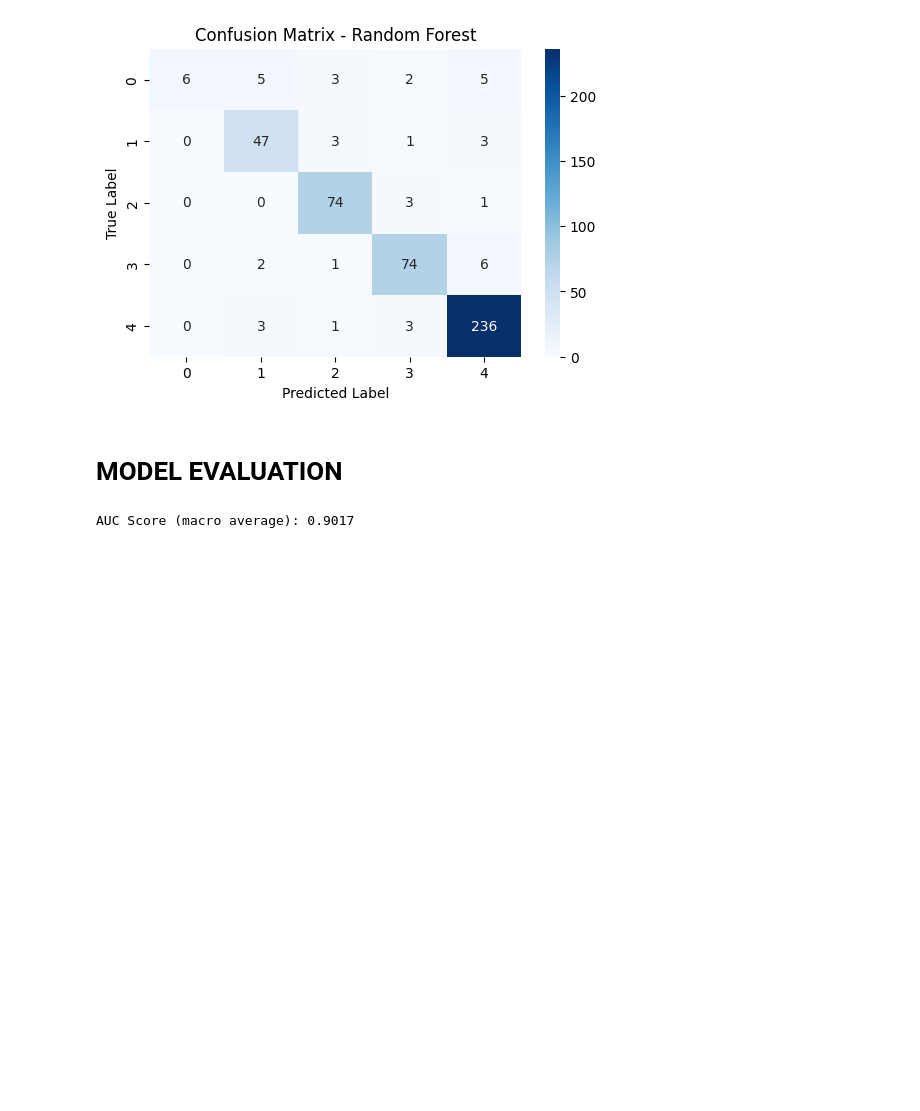
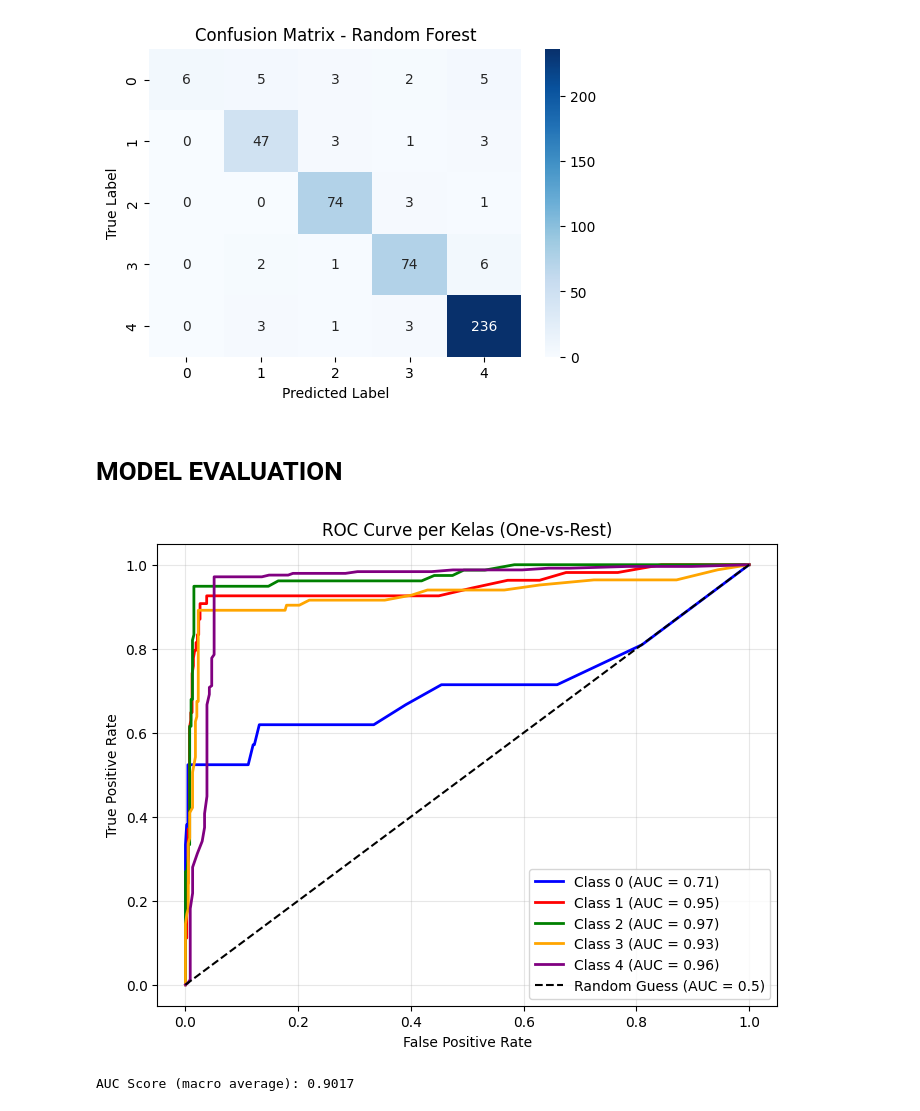
Before and after one commit to RandiBro234/Machine-Learning-Workflow-, a Jupyter notebook: Machine_Learning_Workflow.ipynb, the cells around one changed output. Cells and saved outputs as stored; diff of their text form; code cells hidden in the pictures; blank space fills up the shorter version.

```diff
--- a/Machine_Learning_Workflow.ipynb
+++ b/Machine_Learning_Workflow.ipynb
@@ -376,20 +376,47 @@ weighted avg       0.92      0.91      0.90       479
 [figure]
 # %% [markdown]
 # **MODEL EVALUATION**
-# %%
-#AUC
-from sklearn.metrics import roc_auc_score, roc_curve
-from sklearn.preprocessing import label_binarize
-import numpy as np
-
-# Binarisasi target (karena multi-class)
-y_test_bin = label_binarize(y_test, classes=sorted(y.unique()))
-y_pred_prob = rf_model.predict_proba(X_test)
-
-# Hitung AUC
-auc = roc_auc_score(y_test_bin, y_pred_prob, average='macro')
-print(f"AUC Score (macro average): {auc:.4f}")
-# %% [output]
-AUC Score (macro average): 0.9017
+# %%
+#AUC
+from sklearn.metrics import roc_auc_score, roc_curve, auc
+from sklearn.preprocessing import label_binarize
+from itertools import cycle
+import numpy as np
+
+# Binarisasi label (multi-class jadi multi-label)
+y_test_bin = label_binarize(y_test, classes=sorted(y.unique()))
+y_pred_prob = rf_model.predict_proba(X_test)
+n_classes = y_test_bin.shape[1]
+
+# Hitung ROC curve dan AUC untuk setiap kelas
+fpr = dict()
+tpr = dict()
+roc_auc = dict()
+
+for i in range(n_classes):
+    fpr[i], tpr[i], _ = roc_curve(y_test_bin[:, i], y_pred_prob[:, i])
+    roc_auc[i] = auc(fpr[i], tpr[i])
+
+# Plot ROC Curve
+plt.figure(figsize=(8,6))
+colors = cycle(['blue', 'red', 'green', 'orange', 'purple'])
+
+for i, color in zip(range(n_classes), colors):
+    plt.plot(fpr[i], tpr[i], color=color, lw=2,
+             label=f'Class {i} (AUC = {roc_auc[i]:.2f})')
+
+plt.plot([0, 1], [0, 1], 'k--', lw=1.5, label='Random Guess (AUC = 0.5)')
+plt.xlabel('False Positive Rate')
+plt.ylabel('True Positive Rate')
+plt.title('ROC Curve per Kelas (One-vs-Rest)')
+plt.legend(loc='lower right')
+plt.grid(alpha=0.3)
+plt.show()
+# Hitung AUC
+auc = roc_auc_score(y_test_bin, y_pred_prob, average='macro')
+print(f"AUC Score (macro average): {auc:.4f}")
+# %% [output]
+[figure, added]
+AUC Score (macro average): 0.9017
 # %%
 # Cross Validation
```
Also changed, not shown: parts of 1 cell of this notebook.
